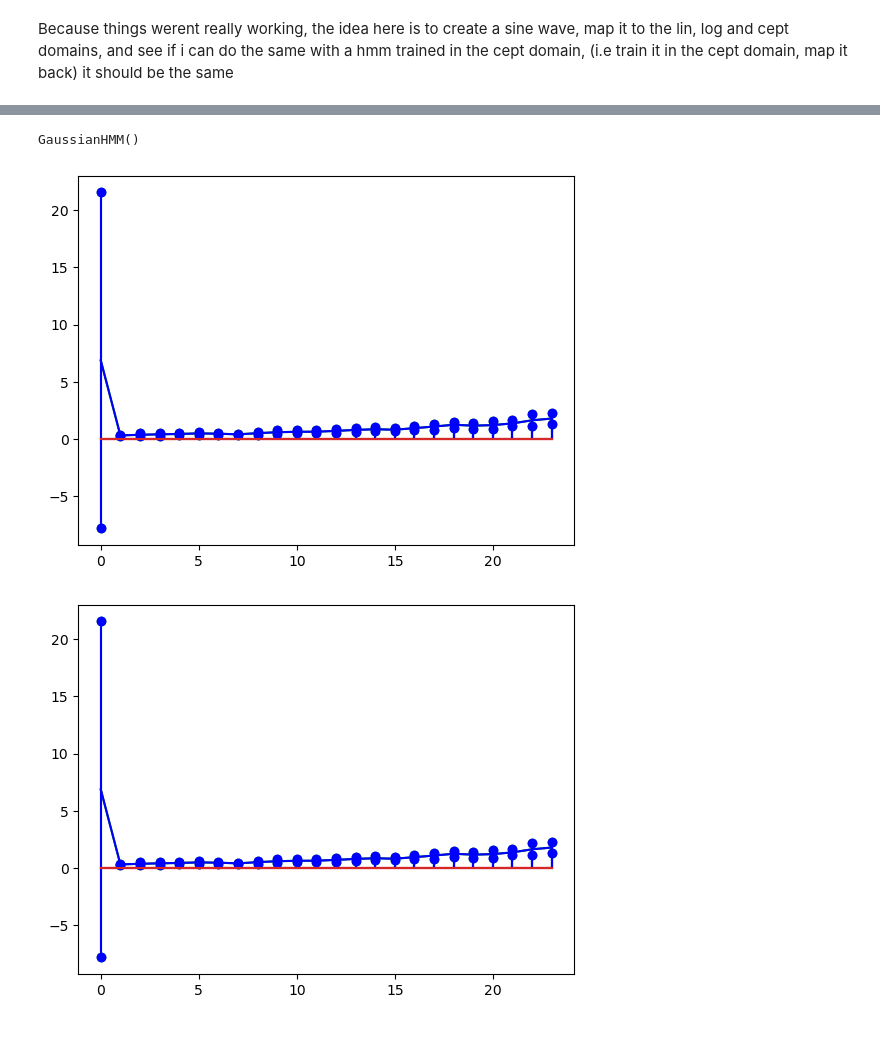
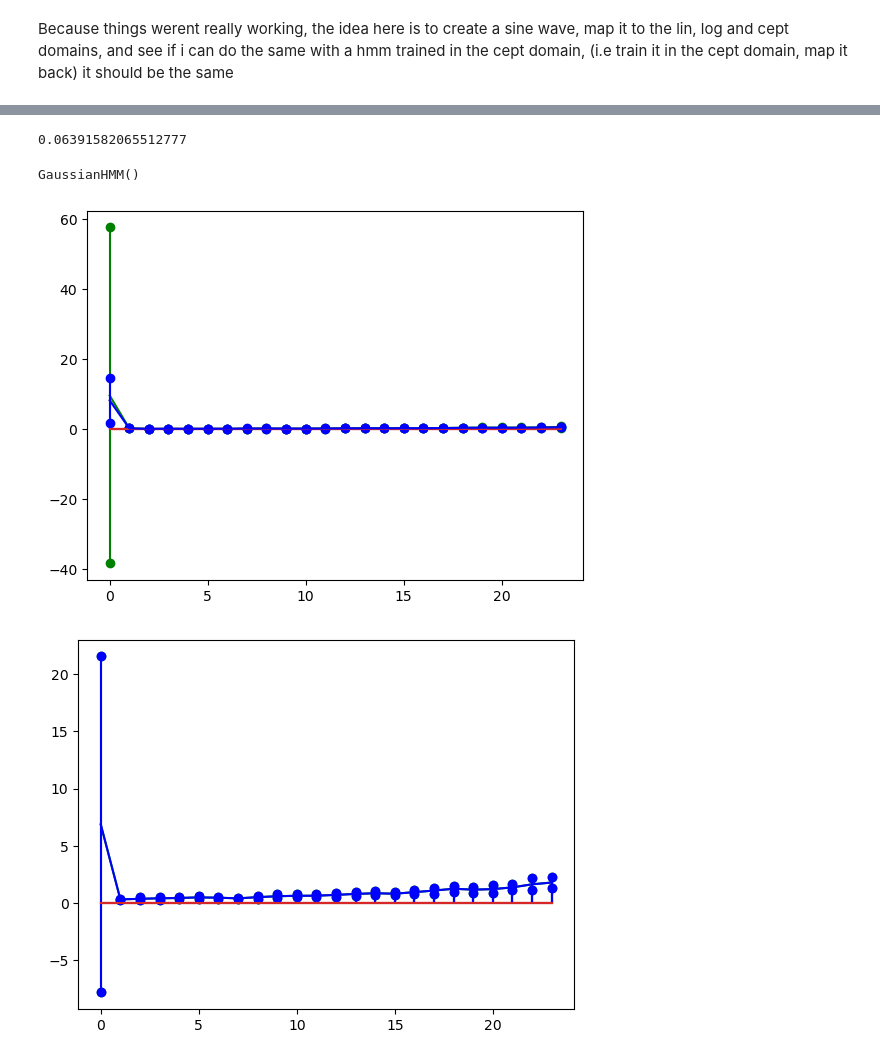
Before and after one commit to Davidjames9610/ubm, a Jupyter notebook: classifiers/fhmm/pmc_development/a_sine_wave_lin_log_cept.ipynb, the cells around one changed output, grey strips where cells are left out. Saved outputs shown, nothing was run; the diff lists cells and outputs as text; code cells hidden in the pictures.

```diff
--- a/classifiers/fhmm/pmc_development/a_sine_wave_lin_log_cept.ipynb
+++ b/classifiers/fhmm/pmc_development/a_sine_wave_lin_log_cept.ipynb
@@ -29,13 +31,15 @@ f1 = 20 # hz
 f2 = 2000
 sample = 8000
 x = np.arange(sample)
-noise = np.random.normal(0, np.sqrt(0.5), sample)
-s1 = np.sin(np.pi * f1 * x / fs) + noise
+noise = np.random.normal(0, np.sqrt(0.153162), sample)
+s1 = np.sin(2 * np.pi * f1 * x / fs) + noise
 # s2 = np.sin(np.pi * f2 * x / Fs)
 # s1_og = s1
 # s2_og = s2
 # plt.plot(x, s2)
 plt.plot(x, s1)
+plt.show()
+plt.plot(x, noise)
 # plt.plot(x, noise)
 plt.xlabel('sample(n)')
 plt.ylabel('voltage(V)')
@@ -45,3 +56,12 @@ plt.show()
+# %%
+snr_db = 10 * np.log10(s1_average_power / noise_average_power)
+snr = s1_average_power / noise_average_power
+# snr_db
+##
+noise_average_power = s1_average_power / np.power(10, 10 / 10)
+noise_average_power
+# %% [output]
+0.06391582065512777
 # %%
 from spafe.features import mfcc
 
@@ -75,24 +95,24 @@ def plot_params(params: hf.StatParams, gauss_hmm: hmm.GaussianHMM):
     plt.stem(x_axis, gauss_hmm.means_.flatten() - hmm_var, linefmt='b')
     plt.plot(x_axis, gauss_hmm.means_.flatten(), c='b')
 # %%
-lin_params = hf.StatParams(lin_hmm.means_, lin_hmm.covars_)
+# lin_params = hf.StatParams(lin_hmm.means_, lin_hmm.covars_)
 pm = hf.ParamMapper(lin_hmm.means_)
-plot_params(lin_params, lin_hmm)
-#lin to log
+# plot_params(lin_params, lin_hmm)
+# lin to log
 # log_params = pm.map_linear_to_log(lin_params)
 # plot_params(log_params, log_hmm)
 # # log to cept
 # cept_params = pm.map_log_to_cepstral(log_params)
 # plot_params(cept_params, cept_hmm)
 # # cept to lin
-# cept_params = hf.StatParams(cept_hmm.means_, cept_hmm.covars_)
-# log_params = pm.map_cepstral_to_log(cept_params)
+cept_params = hf.StatParams(cept_hmm.means_, cept_hmm.covars_)
+log_params = pm.map_cepstral_to_log(cept_params)
 # plot_params(log_params, log_hmm)
 # # first one still bwoken ?
-# lin_params = pm.map_log_to_linear(log_params)
-# plot_params(lin_params, lin_hmm)
+lin_params = pm.map_log_to_linear(log_params)
+plot_params(lin_params, lin_hmm)
 # %% [output]
-[figure, old version]
+[figure, new version]
 # %%
 lin_params = hf.StatParams(lin_hmm.means_, lin_hmm.covars_)
 cept_params = pm.map_linear_to_cepstral(lin_params)
```
Also changed, not shown: parts of 4 cells of this notebook, 5 other files.
